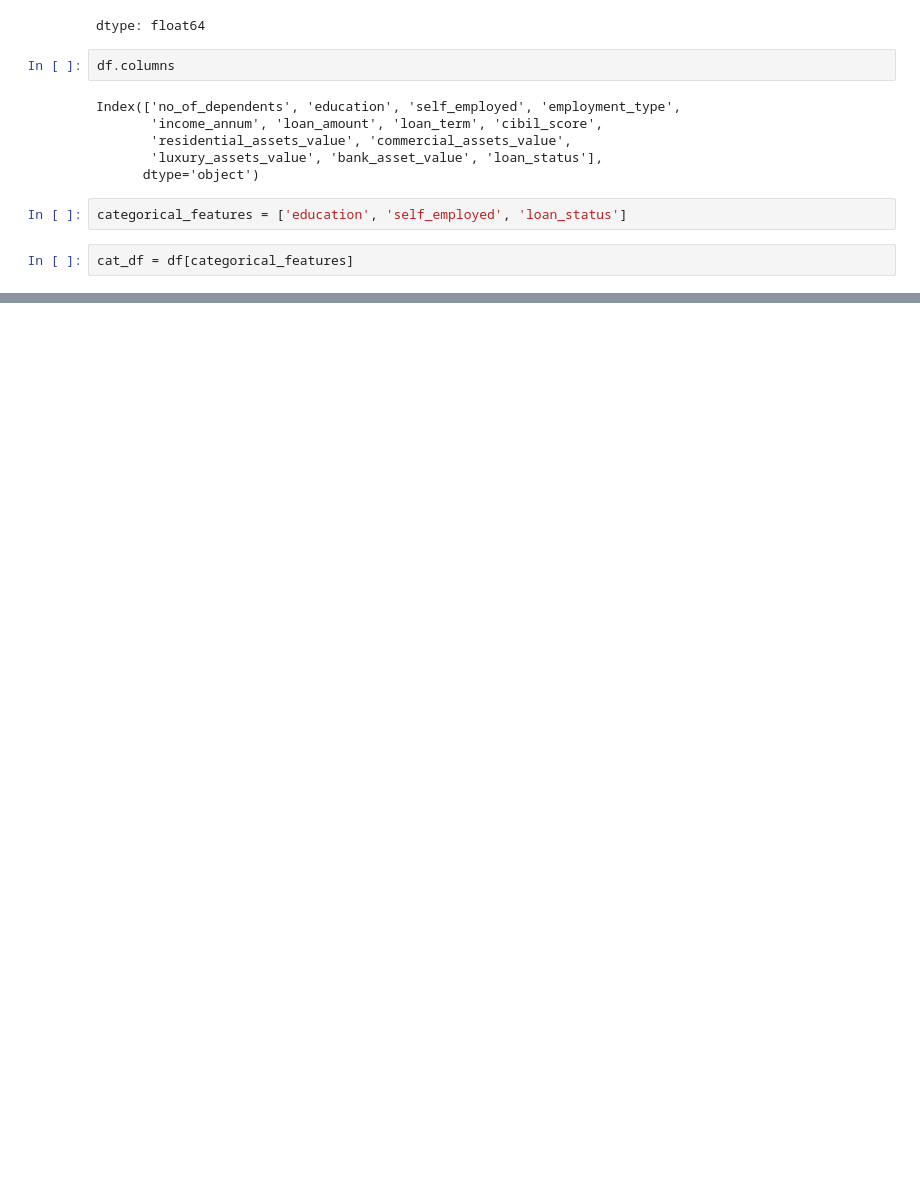
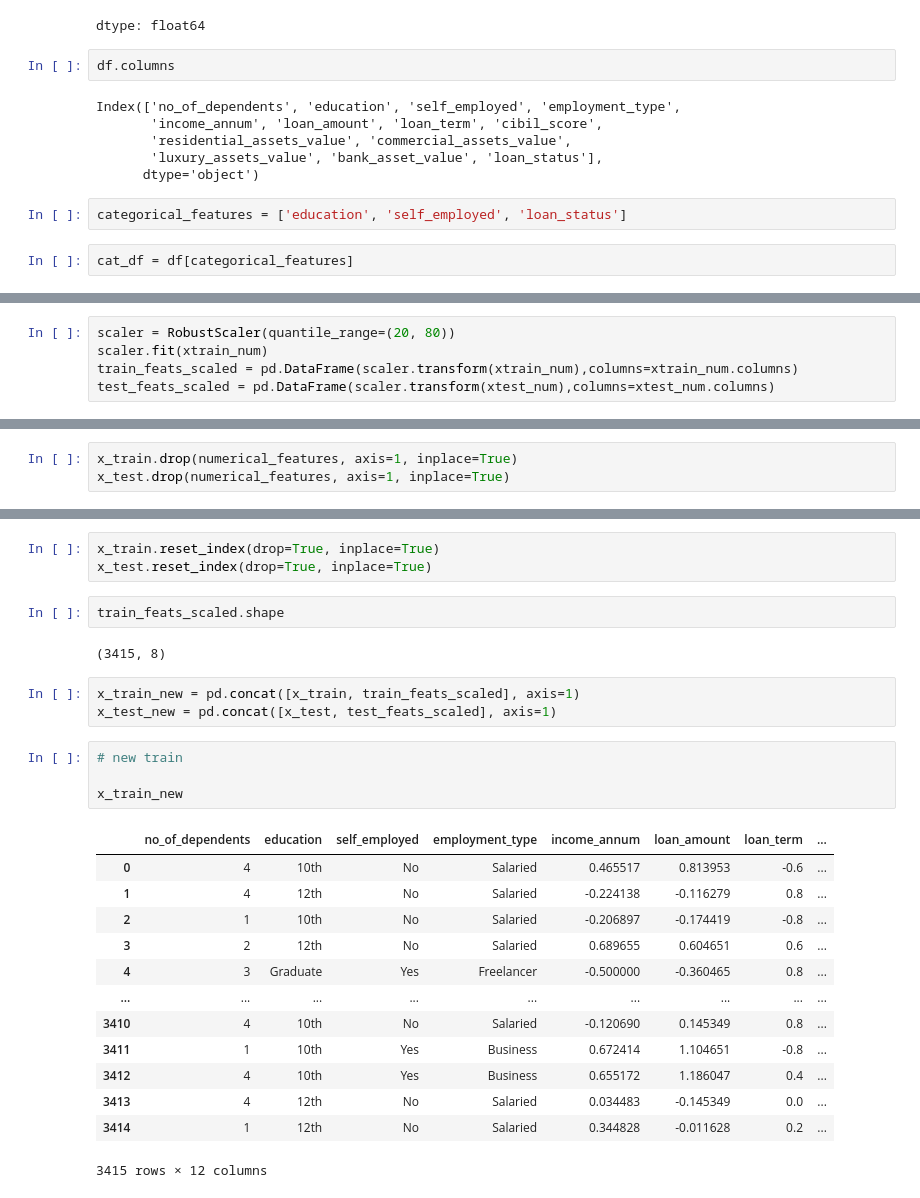
Before and after one commit to harshit4311/Loan-Approval-System-QuantSight, a Jupyter notebook: QuantaSight-Assignment.ipynb, the cells around one changed output, grey strips where cells are left out. Cells and saved outputs as stored; diff of their text form; blank space fills up the shorter version.

```diff
--- a/QuantaSight-Assignment.ipynb
+++ b/QuantaSight-Assignment.ipynb
@@ -243,0 +332,5 @@ cat_df = df[categorical_features]
+# %%
+scaler = RobustScaler(quantile_range=(20, 80))
+scaler.fit(xtrain_num)
+train_feats_scaled = pd.DataFrame(scaler.transform(xtrain_num),columns=xtrain_num.columns)
+test_feats_scaled = pd.DataFrame(scaler.transform(xtest_num),columns=xtest_num.columns)
@@ -243,0 +353,3 @@ cat_df = df[categorical_features]
+# %%
+x_train.drop(numerical_features, axis=1, inplace=True)
+x_test.drop(numerical_features, axis=1, inplace=True)
@@ -243,0 +365,28 @@ cat_df = df[categorical_features]
+# %%
+x_train.reset_index(drop=True, inplace=True)
+x_test.reset_index(drop=True, inplace=True)
+# %%
+train_feats_scaled.shape
+# %% [output]
+(3415, 8)
+# %%
+x_train_new = pd.concat([x_train, train_feats_scaled], axis=1)
+x_test_new = pd.concat([x_test, test_feats_scaled], axis=1)
+# %%
+# new train
+
+x_train_new
+# %% [output]
+|  | no_of_dependents | education | self_employed | employment_type | income_annum | loan_amount | loan_term | ... |
+| 0 | 4 | 10th | No | Salaried | 0.465517 | 0.813953 | -0.6 | ... |
+| 1 | 4 | 12th | No | Salaried | -0.224138 | -0.116279 | 0.8 | ... |
+| 2 | 1 | 10th | No | Salaried | -0.206897 | -0.174419 | -0.8 | ... |
+| 3 | 2 | 12th | No | Salaried | 0.689655 | 0.604651 | 0.6 | ... |
+| 4 | 3 | Graduate | Yes | Freelancer | -0.500000 | -0.360465 | 0.8 | ... |
+| ... | ... | ... | ... | ... | ... | ... | ... | ... |
+| 3410 | 4 | 10th | No | Salaried | -0.120690 | 0.145349 | 0.8 | ... |
+| 3411 | 1 | 10th | Yes | Business | 0.672414 | 1.104651 | -0.8 | ... |
+| 3412 | 4 | 10th | Yes | Business | 0.655172 | 1.186047 | 0.4 | ... |
+| 3413 | 4 | 12th | No | Salaried | 0.034483 | -0.145349 | 0.0 | ... |
+| 3414 | 1 | 12th | No | Salaried | 0.344828 | -0.011628 | 0.2 | ... |
+3415 rows × 12 columns
```
Also changed, not shown: parts of 26 cells of this notebook.
